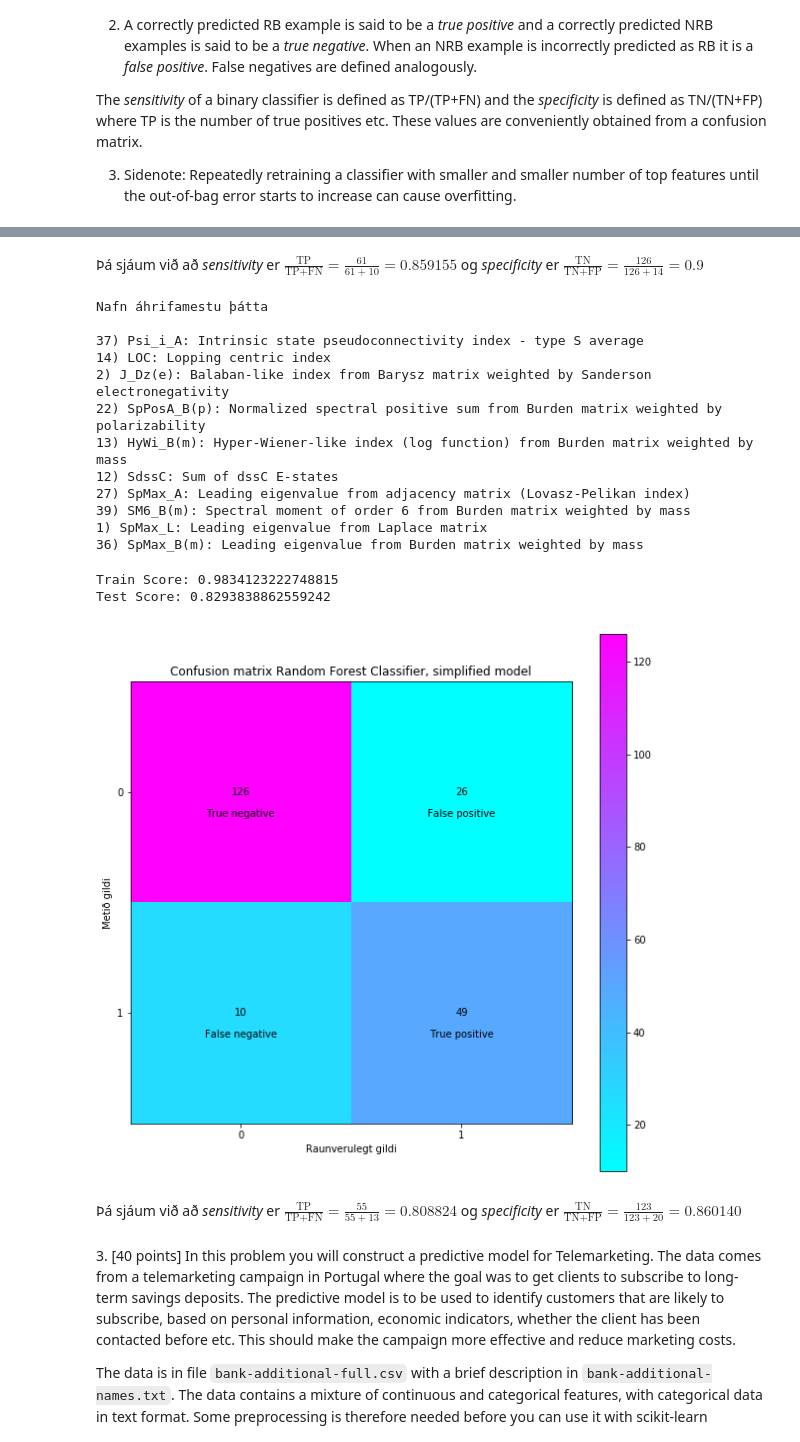
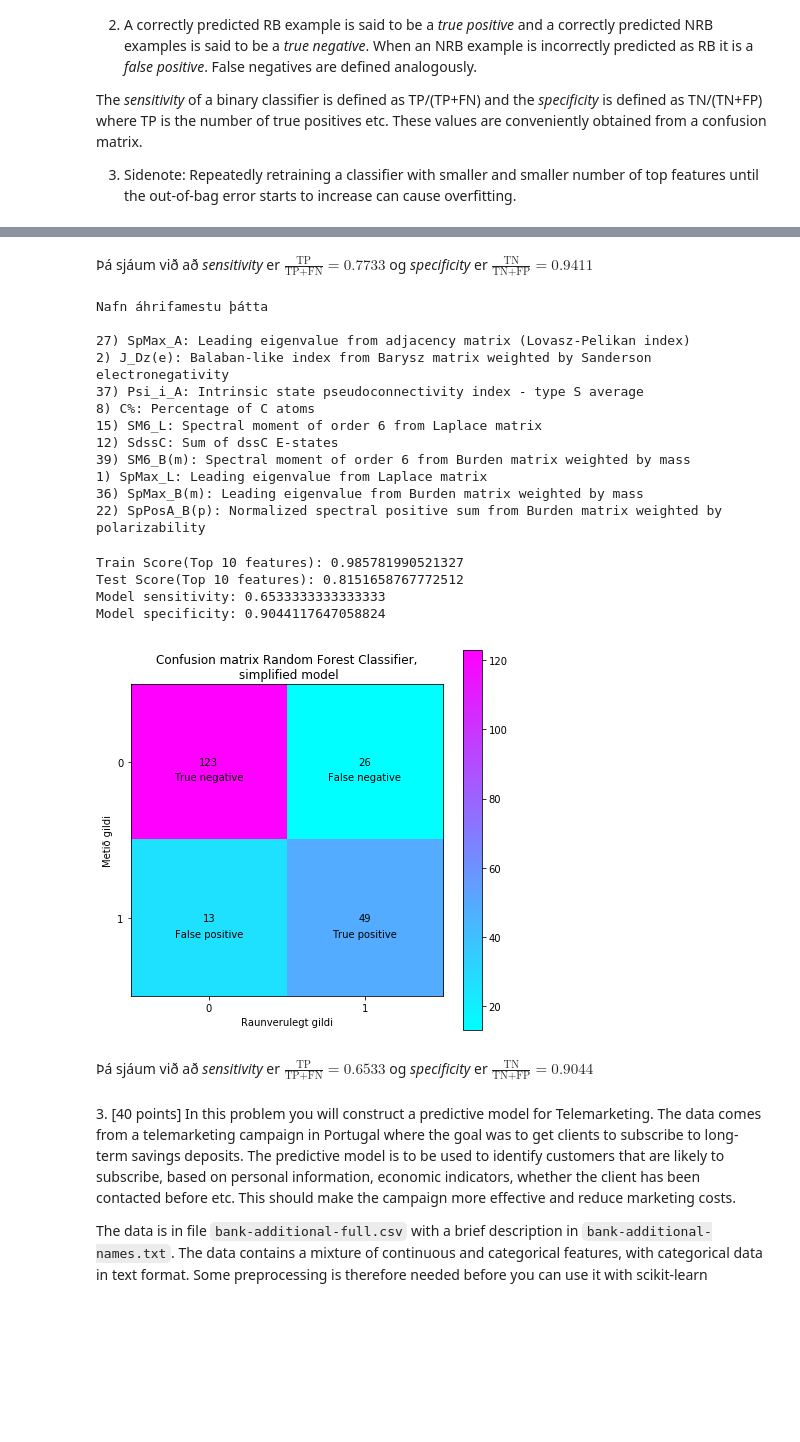
Before and after one commit to EmilGauti/Gervigreind-vor-2019, a Jupyter notebook: Homework 5/hw5_draft.ipynb, the cells around one changed output, grey strips where cells are left out. Cells and saved outputs as stored; diff of their text form; code cells hidden in the pictures; blank space fills up the shorter version.

```diff
--- a/Homework 5/hw5_draft.ipynb
+++ b/Homework 5/hw5_draft.ipynb
@@ -170,7 +170,7 @@ Test Score: 0.8672985781990521
 from sklearn import metrics
 import matplotlib.pyplot as plt
 cm = metrics.confusion_matrix(y_test,clf.predict(X_test))
-plt.figure(figsize=(10,10))
+plt.figure(figsize=(7,7))
 plt.imshow(cm, cmap='cool')
 plt.title('Confusion matrix Random Forest Classifier')
 plt.xlabel('Raunverulegt gildi')
@@ -180,7 +180,7 @@ plt.yticks([0,1])
 plt.colorbar()
 n = cm.shape[0]
 p = cm.shape[1]
-blabb = ['True negative','False negative','False positive','True positive']
+blabb = ['True negative','False positive','False negative','True positive']
 ind=0
 for i in range(n):
     for j in range(p):
@@ -189,3 +189,8 @@ for i in range(n):
         plt.annotate(blabb[ind],xy=(i,j+0.1), horizontalalignment='center'
                      , verticalalignment='center')
         ind=ind+1
+sens = cm[1,1]/(cm[1,1] + cm[1,0])
+spec = cm[0,0]/(cm[0,0] + cm[0,1])
+
+print('Model sensitivity:', sens)
+print('Model specificity:', spec)
@@ -192,5 +201,5 @@ for i in range(n):
 # %% [markdown]
-Þá sjáum við að *sensitivity* er $\frac{\text{TP}}{\text{TP+FN}} = \frac{61}{61+10} = 0.859155$ og *specificity* er $\frac{\text{TN}}{\text{TN+FP}} = \frac{126}{126+14} = 0.9$
+Þá sjáum við að *sensitivity* er $\frac{\text{TP}}{\text{TP+FN}} = 0.7733$ og *specificity* er $\frac{\text{TN}}{\text{TN+FP}} = 0.9411$
 # %%
 #b)List the names of the 10 most useful features for the classification task. Retrain a Random forests classifier using
 #only the 10 most useful features and report sensitivity, specificity and accuracy.
@@ -200,70 +209,74 @@ descriptors = open('descriptors.txt').read().splitlines()
 
 #Byrjum á að finna áhrifamestu þætti
 theta = clf.feature_importances_
-#print('Þyngd allra þátta:')
-#print(theta)
+
 abstheta = abs(theta)
 #10 stærstu theta:
 index10 = np.argsort(abstheta)[-10:]
 max10_theta = theta[index10]
-#print('þyngd áhrifamestu þátta:')
-#print(max10_theta)
-#print('index áhrifamestu þátta:')
-#print(index10,'\n')
+
 print('Nafn áhrifamestu þátta \n')
 for ind in index10:
     print(descriptors[ind])
 # %% [output]
 Nafn áhrifamestu þátta
 
+27) SpMax_A: Leading eigenvalue from adjacency matrix (Lovasz-Pelikan index)
+2) J_Dz(e): Balaban-like index from Barysz matrix weighted by Sanderson electronegativity
 37) Psi_i_A: Intrinsic state pseudoconnectivity index - type S average
-14) LOC: Lopping centric index
-2) J_Dz(e): Balaban-like index from Barysz matrix weighted by Sanderson electronegativity
-22) SpPosA_B(p): Normalized spectral positive sum from Burden matrix weighted by polarizability
-13) HyWi_B(m): Hyper-Wiener-like index (log function) from Burden matrix weighted by mass
+8) C%: Percentage of C atoms
+15) SM6_L: Spectral moment of order 6 from Laplace matrix
 12) SdssC: Sum of dssC E-states
-27) SpMax_A: Leading eigenvalue from adjacency matrix (Lovasz-Pelikan index)
 39) SM6_B(m): Spectral moment of order 6 from Burden matrix weighted by mass
 1) SpMax_L: Leading eigenvalue from Laplace matrix
 36) SpMax_B(m): Leading eigenvalue from Burden matrix weighted by mass
+22) SpPosA_B(p): Normalized spectral positive sum from Burden matrix weighted by polarizability
 # %%
 n=X_train.shape[0]
 p=X_train.shape[1]
 X_train_red = np.zeros((n,p))
 for ind in index10:
     X_train_red[:,ind] = X_train[:,ind]
 clf_red = RandomForestClassifier()
 clf_red.fit(X_train_red,y_train)
-print('Train Score:',clf_red.score(X_train,y_train))
-print('Test Score:',clf_red.score(X_test,y_test))
+print('Train Score(Top 10 features):',clf_red.score(X_train,y_train))
+print('Test Score(Top 10 features):',clf_red.score(X_test,y_test))
 
 #Confusion matrix
 cm = metrics.confusion_matrix(y_test,clf_red.predict(X_test))
-plt.figure(figsize=(10,10))
+plt.figure(figsize=(7,7))
 plt.imshow(cm, cmap='cool')
-plt.title('Confusion matrix Random Forest Classifier, simplified model')
+plt.title('Confusion matrix Random Forest Classifier,\n simplified model')
 plt.xlabel('Raunverulegt gildi')
 plt.ylabel('Metið gildi')
 plt.xticks([0,1])
 plt.yticks([0,1])
 plt.colorbar()
 n = cm.shape[0]
 p = cm.shape[1]
-blabb = ['True negative','False negative','False positive','True positive']
+blabb = ['True negative','False positive','False negative','True positive']
 ind=0
 for i in range(n):
     for j in range(p):
         plt.annotate(str(cm[i,j]),xy=(i,j),
                      horizontalalignment='center', verticalalignment='center')
         plt.annotate(blabb[ind],xy=(i,j+0.1), horizontalalignment='center'
                      , verticalalignment='center')
         ind=ind+1
+
+sens = cm[1,1]/(cm[1,1] + cm[1,0])
+spec = cm[0,0]/(cm[0,0] + cm[0,1])
+
+print('Model sensitivity:', sens)
+print('Model specificity:', spec)
 # %% [output]
-Train Score: 0.9834123222748815
-Test Score: 0.8293838862559242
+Train Score(Top 10 features): 0.985781990521327
+Test Score(Top 10 features): 0.8151658767772512
+Model sensitivity: 0.6533333333333333
+Model specificity: 0.9044117647058824
-[figure, old version]
+[figure, new version]
 # %% [markdown]
-Þá sjáum við að *sensitivity* er $\frac{\text{TP}}{\text{TP+FN}} = \frac{55}{55+13} = 0.808824$ og *specificity* er $\frac{\text{TN}}{\text{TN+FP}} = \frac{123}{123+20} = 0.860140$
+Þá sjáum við að *sensitivity* er $\frac{\text{TP}}{\text{TP+FN}} =0.6533$ og *specificity* er $\frac{\text{TN}}{\text{TN+FP}} = 0.9044$
 # %% [markdown]
 3\. [40 points] In this problem you will construct a predictive model for Telemarketing. The data comes from a telemarketing campaign in Portugal where the goal was to get clients to subscribe to long-term savings deposits. The predictive model is to be used to identify customers that are likely to subscribe, based on personal information, economic indicators, whether the client has been contacted before etc. This should make the campaign more effective and reduce marketing costs.
 
```
Also changed, not shown: parts of 13 cells of this notebook, 5 other files.
